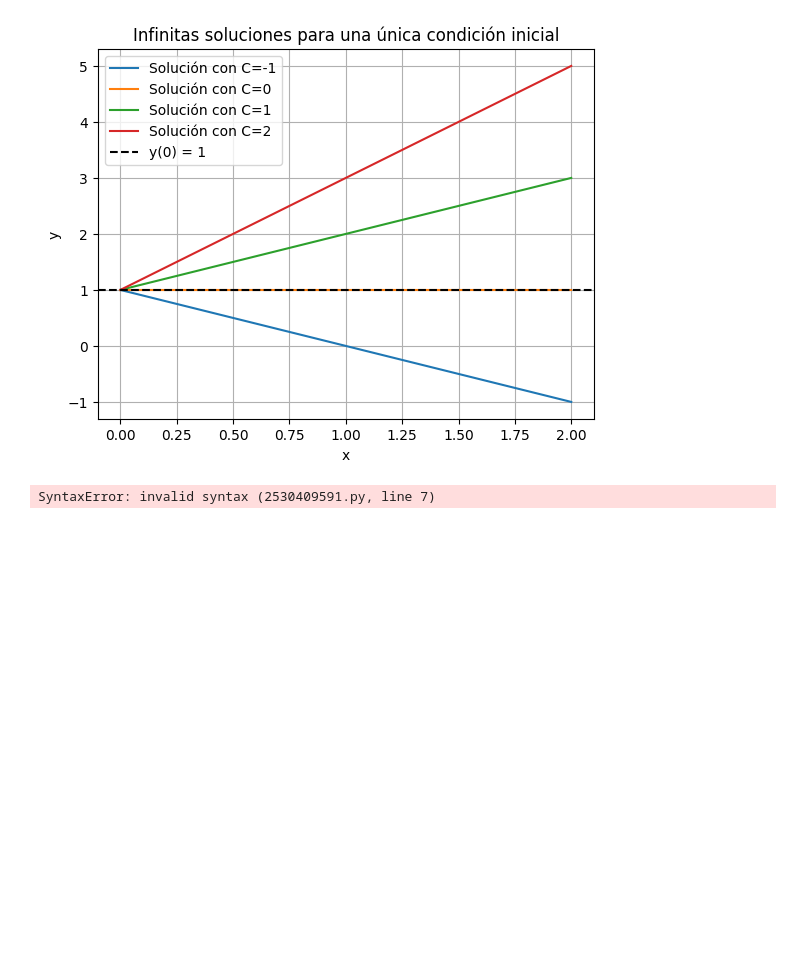
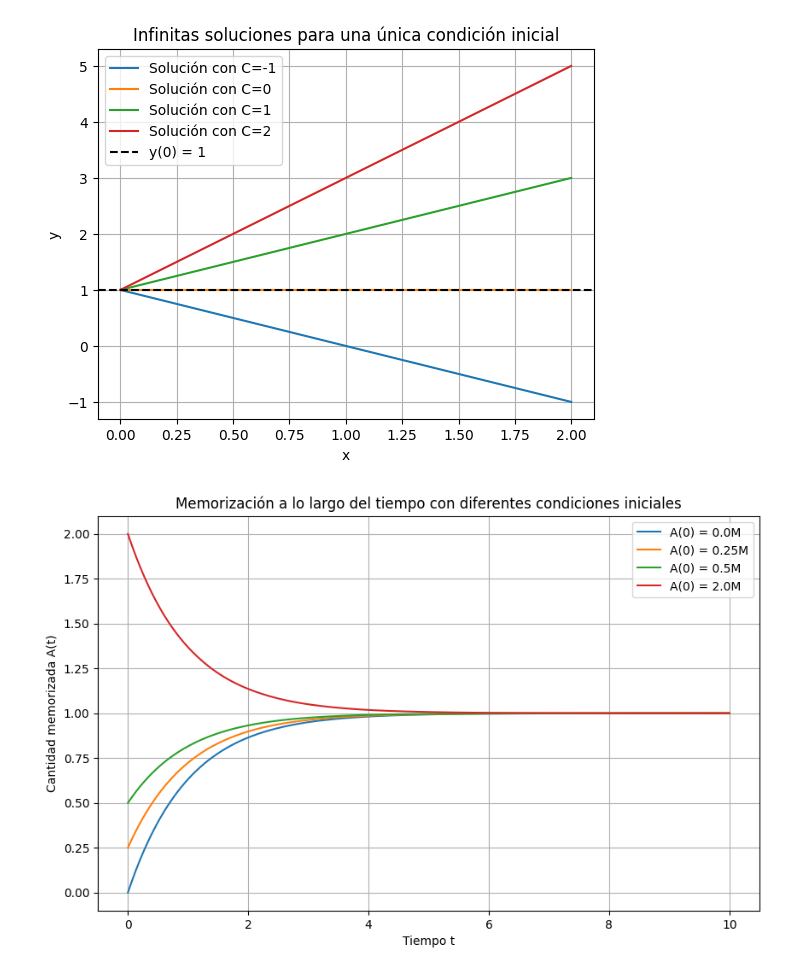
Before and after one commit to DenisOsses/CursoEdo, a Jupyter notebook: Ejercicios.ipynb, the cells around one changed output. Saved outputs shown, nothing was run; the diff lists cells and outputs as text; code cells hidden in the pictures; blank space fills up the shorter version.

```diff
--- a/Ejercicios.ipynb
+++ b/Ejercicios.ipynb
@@ -322,35 +322,35 @@ import numpy as np
 import matplotlib.pyplot as plt
 from scipy.integrate import solve_ivp
 
 # Parámetros
 # Cantidad total a memorizar
-M = ## ¿?
+M = 1
 # Valor fijo de la constante de proporcionalidad
-k = ## ¿?
+k = 1
 
 # Diferentes condiciones iniciales
-A0_values = ## [¿?, ¿?, ¿?, ¿?]
+A0_values = [0*M, 0.25*M, 0.5*M, 2*M]
 
 # Definición de la ecuación diferencial
 def dA_dt(t, A, k):
-    return ## ¿? Ponga aquí su modelo del inciso (a)
+    return k*(M-A)
 
 # Tiempo de integración
 t_eval = np.linspace(0, 10, 300)
 
 # Resolver y graficar para diferentes condiciones iniciales
 plt.figure(figsize=(10, 6))
 
 for A0 in A0_values:
     sol = solve_ivp(dA_dt, [0, 10], [A0], args=(k,), t_eval=t_eval)
     plt.plot(sol.t, sol.y[0], label=f'A(0) = {A0/M}M')
 
 # Configuración del gráfico
 plt.title('Memorización a lo largo del tiempo con diferentes condiciones iniciales')
 plt.xlabel('Tiempo t')
 plt.ylabel('Cantidad memorizada A(t)')
 plt.legend()
 plt.grid(True)
 plt.show()
 # %% [output]
-SyntaxError: invalid syntax (2530409591.py, line 7)
+[figure, added]
```
Also changed, not shown: parts of 1 cell of this notebook, 28 other files.
